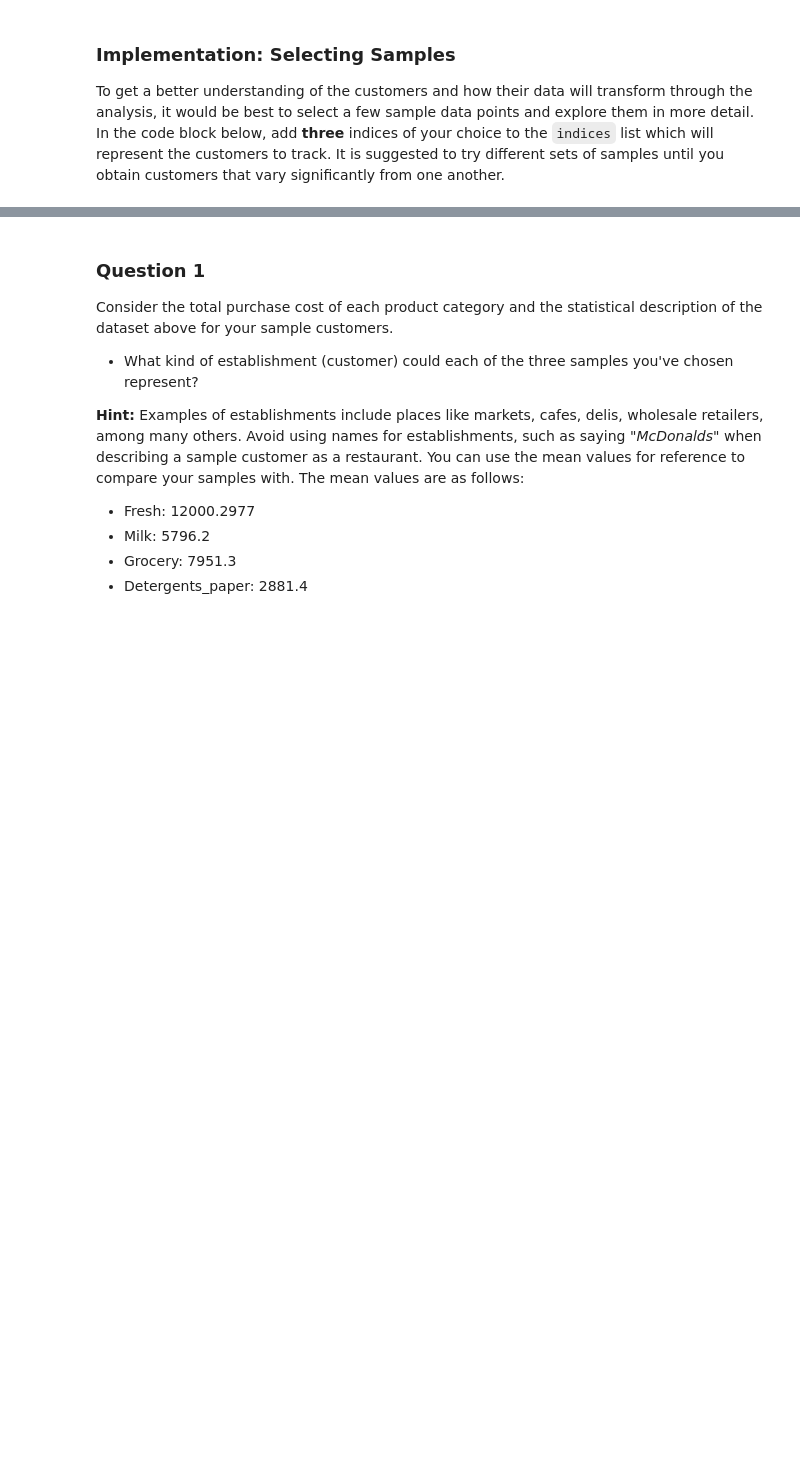
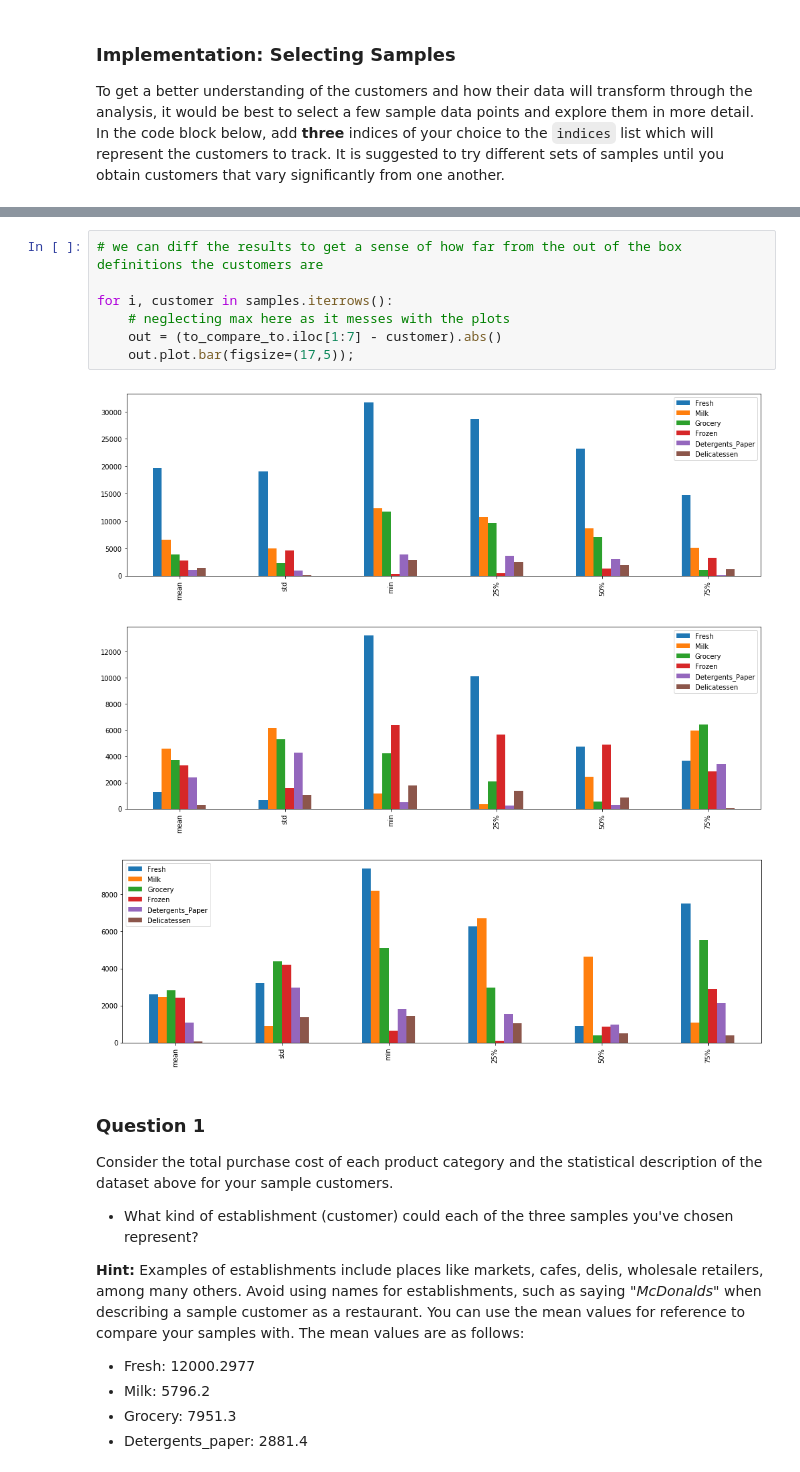
Before and after one commit to jacboi/customer_segments, a Jupyter notebook: customer_segments.ipynb, the cells around one changed output, grey strips where cells are left out. Cells and saved outputs as stored; diff of their text form; blank space fills up the shorter version.

```diff
--- a/customer_segments.ipynb
+++ b/customer_segments.ipynb
@@ -75,3 +83,14 @@ Chosen samples of wholesale customers dataset:
+# %%
+# we can diff the results to get a sense of how far from the out of the box definitions the customers are
+
+for i, customer in samples.iterrows():
+    # neglecting max here as it messes with the plots
+    out = (to_compare_to.iloc[1:7] - customer).abs()
+    out.plot.bar(figsize=(17,5));
+# %% [output]
+[figure, added]
+[figure, added]
+[figure, added]
 # %% [markdown]
 ### Question 1
 Consider the total purchase cost of each product category and the statistical description of the dataset above for your sample customers.
```
Also changed, not shown: parts of 38 cells of this notebook.
